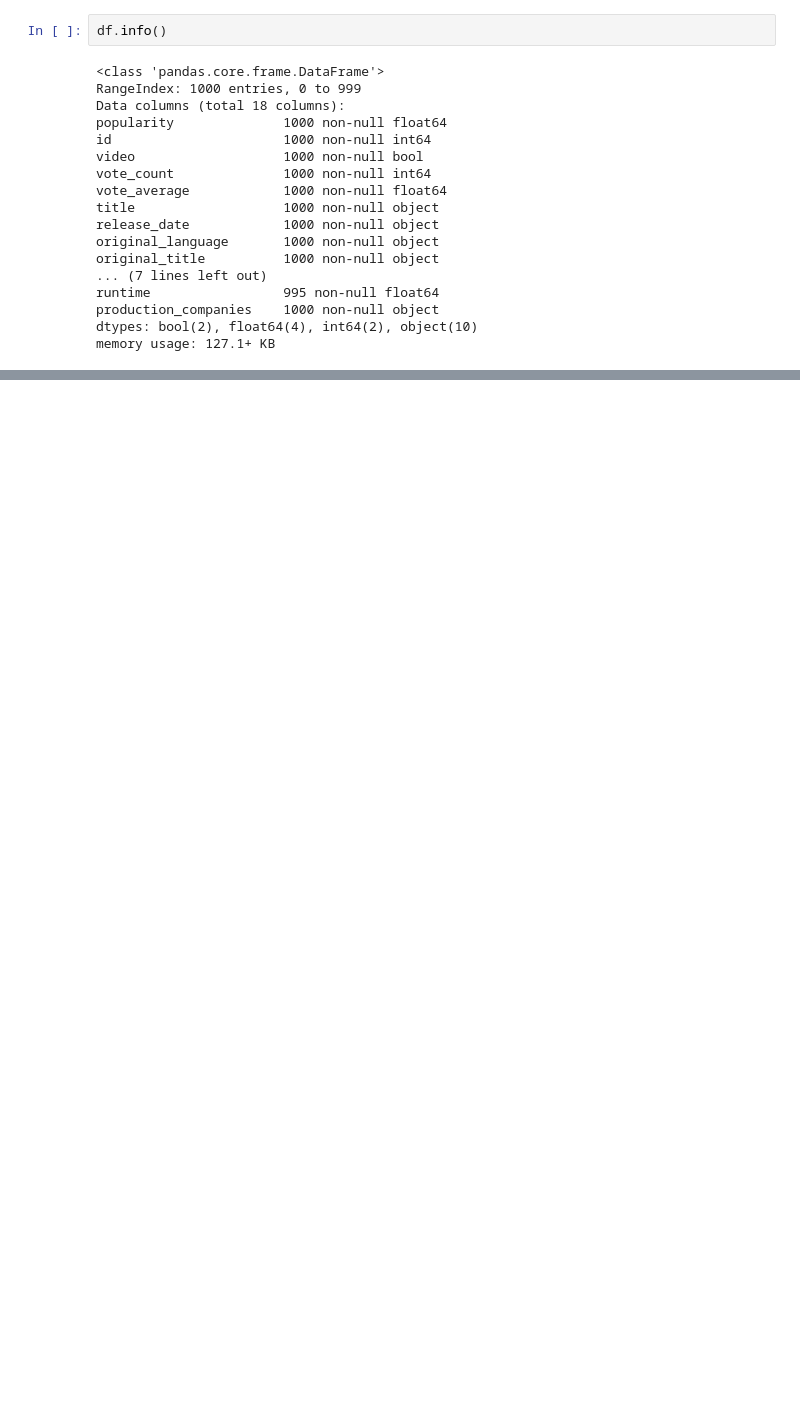
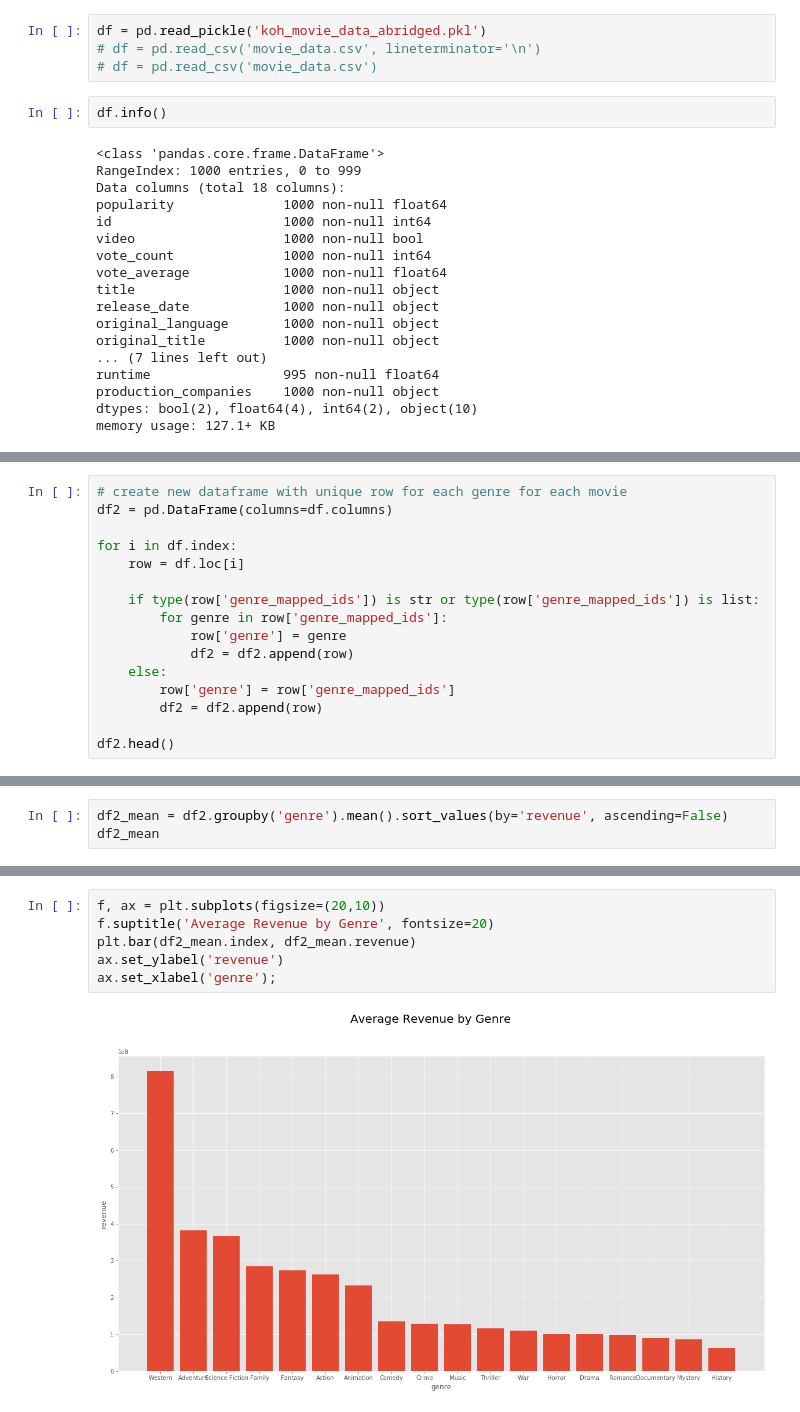
Before and after one commit to bellisor/DS051120-Mod1-Project-Brad-Kenny, a Jupyter notebook: koh_eda.ipynb, the cells around one changed output, grey strips where cells are left out. Cells and saved outputs as stored; diff of their text form; blank space fills up the shorter version.

```diff
--- a/koh_eda.ipynb
+++ b/koh_eda.ipynb
@@ -6,3 +7,7 @@ df = pd.read_pickle('koh_movie_data.pkl')
+# %%
+df = pd.read_pickle('koh_movie_data_abridged.pkl')
+# df = pd.read_csv('movie_data.csv', lineterminator='\n')
+# df = pd.read_csv('movie_data.csv')
 # %%
 df.info()
 # %% [output]
@@ -36,0 +43,16 @@ KeyError: 'genre'
+# %%
+# create new dataframe with unique row for each genre for each movie
+df2 = pd.DataFrame(columns=df.columns)
+
+for i in df.index:
+    row = df.loc[i]
+
+    if type(row['genre_mapped_ids']) is str or type(row['genre_mapped_ids']) is list:
+        for genre in row['genre_mapped_ids']:
+            row['genre'] = genre
+            df2 = df2.append(row)
+    else:
+        row['genre'] = row['genre_mapped_ids']
+        df2 = df2.append(row)
+
+df2.head()
@@ -36,0 +86,3 @@ KeyError: 'genre'
+# %%
+df2_mean = df2.groupby('genre').mean().sort_values(by='revenue', ascending=False)
+df2_mean
@@ -36,0 +108,8 @@ KeyError: 'genre'
+# %%
+f, ax = plt.subplots(figsize=(20,10))
+f.suptitle('Average Revenue by Genre', fontsize=20)
+plt.bar(df2_mean.index, df2_mean.revenue)
+ax.set_ylabel('revenue')
+ax.set_xlabel('genre');
+# %% [output]
+[figure, added]
```
Also changed, not shown: parts of 12 cells of this notebook, 1 other file.
